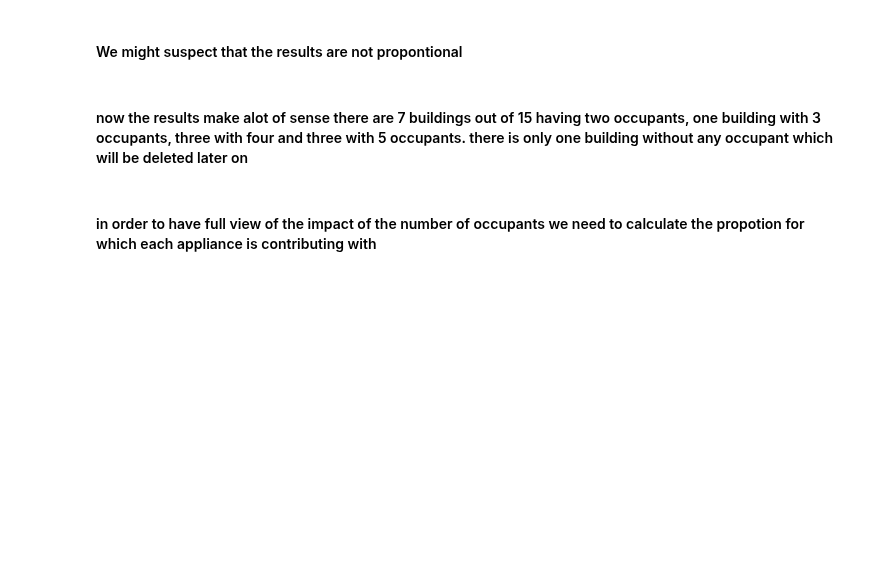
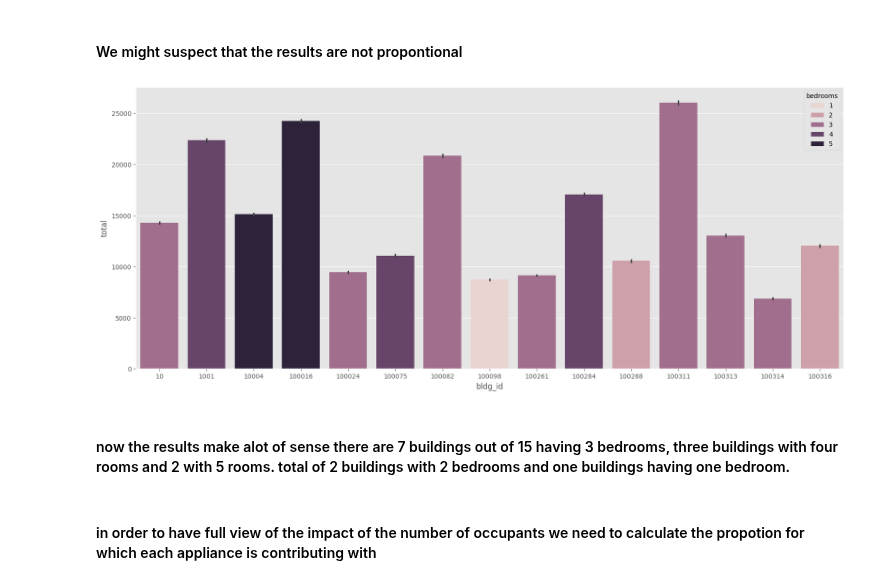
Before and after one commit to 1nuc/load-profile-decomposition, a Jupyter notebook: src/Customer_analysis/run.ipynb, the cells around one changed output. Cells and saved outputs as stored; diff of their text form; code cells hidden in the pictures; blank space fills up the shorter version.

```diff
--- a/src/Customer_analysis/run.ipynb
+++ b/src/Customer_analysis/run.ipynb
@@ -768,10 +774,12 @@ vis.replot_zone(da, 'month of the year','Usage','Appliances', 'occupants')
 # %% [markdown]
 #### We might suspect that the results are not propontional
 # %%
-occup=occup_df.select(pl.all().name.replace('^out.electricity.|.energy_consumption..kwh$',''))
-vis._barplot_seaborn(occup, 'bldg_id', 'total', 'occupants')
+room=rooms_df.select(pl.all().name.replace('^out.electricity.|.energy_consumption..kwh$',''))
+vis._barplot_seaborn(room, 'bldg_id', 'total', 'bedrooms')
+# %% [output]
+[figure, added]
 # %% [markdown]
-#### now the results make alot of sense there are 7 buildings out of 15 having two occupants, one building with 3 occupants, three with four and three with 5 occupants. there is only one building without any occupant which will be deleted later on
+#### now the results make alot of sense there are 7 buildings out of 15 having 3 bedrooms, three buildings with four rooms and 2 with 5 rooms. total of 2 buildings with 2 bedrooms and one buildings having one bedroom.
 # %% [markdown]
 #### in order to have full view of the impact of the number of occupants we need to calculate the propotion for which each appliance is contributing with
 # %%
```
Also changed, not shown: parts of 16 cells of this notebook.
